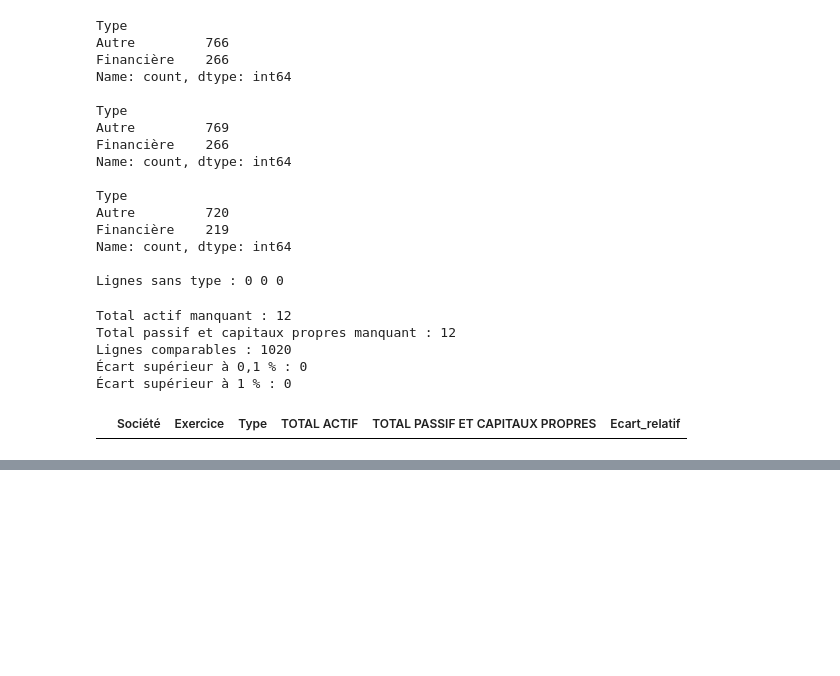
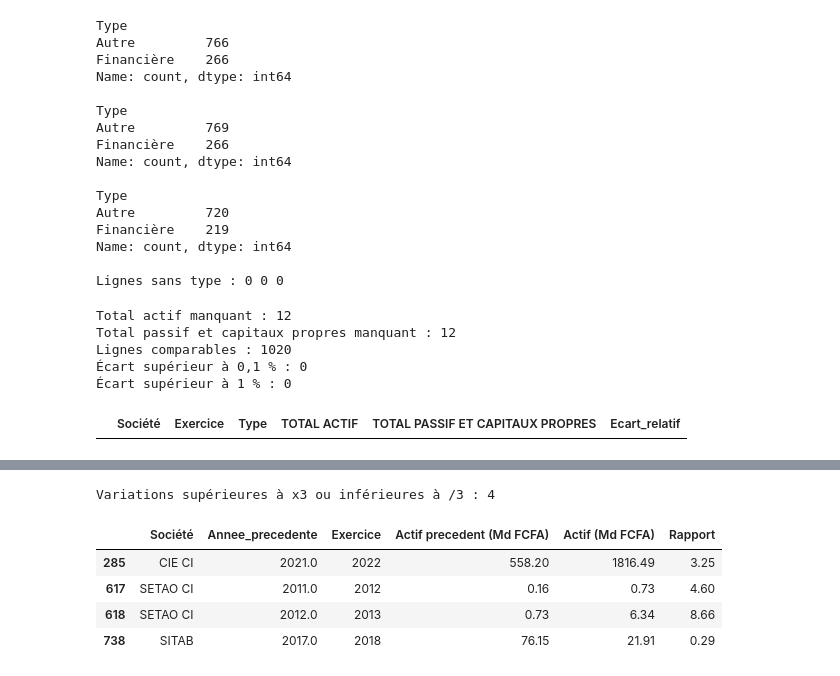
Before and after one commit to jeantheophileilboudo-rgb/brvm_analyse, a Jupyter notebook: notebooks/01_exploration.ipynb, the cells around one changed output, grey strips where cells are left out. Saved outputs shown, nothing was run; the diff lists cells and outputs as text; code cells hidden in the pictures; blank space fills up the shorter version.

Commit message:
Ajoute les contrôles d'équilibre du bilanAjoute le contrôle des sauts de total d'actif

```diff
--- a/notebooks/01_exploration.ipynb
+++ b/notebooks/01_exploration.ipynb
@@ -287,0 +321,20 @@ Lignes comparables : 1020
+# %%
+b = bilan[['Société', 'Exercice', 'TOTAL ACTIF']].dropna().sort_values(['Société', 'Exercice']).copy()
+b['Actif_precedent'] = b.groupby('Société')['TOTAL ACTIF'].shift(1)
+b['Annee_precedente'] = b.groupby('Société')['Exercice'].shift(1)
+b['Rapport'] = (b['TOTAL ACTIF'] / b['Actif_precedent']).round(2)
+
+b['Actif (Md FCFA)'] = (b['TOTAL ACTIF'] / 1e9).round(2)
+b['Actif precedent (Md FCFA)'] = (b['Actif_precedent'] / 1e9).round(2)
+
+suspects = b[(b['Rapport'] > 3) | (b['Rapport'] < 1 / 3)]
+print('Variations supérieures à x3 ou inférieures à /3 :', len(suspects))
+print()
+suspects[['Société', 'Annee_precedente', 'Exercice', 'Actif precedent (Md FCFA)', 'Actif (Md FCFA)', 'Rapport']]
+# %% [output]
+Variations supérieures à x3 ou inférieures à /3 : 4
+|  | Société | Annee_precedente | Exercice | Actif precedent (Md FCFA) | Actif (Md FCFA) | Rapport |
+| 285 | CIE CI | 2021.0 | 2022 | 558.20 | 1816.49 | 3.25 |
+| 617 | SETAO CI | 2011.0 | 2012 | 0.16 | 0.73 | 4.60 |
+| 618 | SETAO CI | 2012.0 | 2013 | 0.73 | 6.34 | 8.66 |
+| 738 | SITAB | 2017.0 | 2018 | 76.15 | 21.91 | 0.29 |
```
Also changed, not shown: parts of 2 cells of this notebook.
